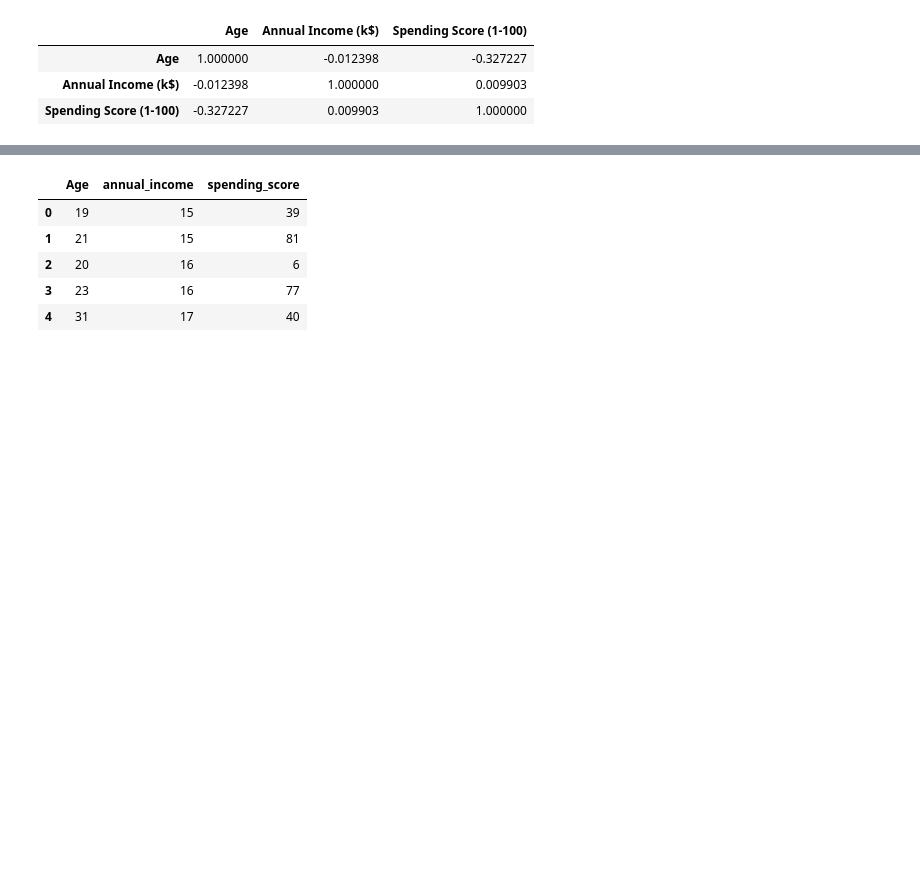
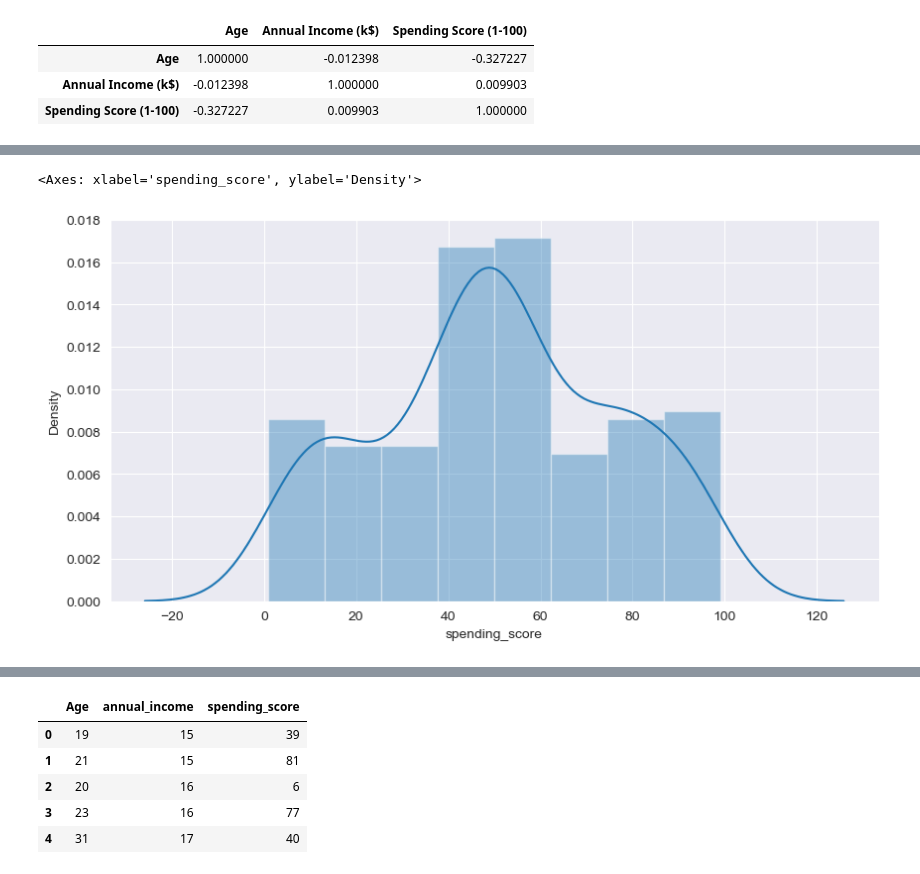
Before and after one commit to Flwstrm40/ML-Project-Gaming, a Jupyter notebook: TubesMLVerLite.ipynb, the cells around one changed output, grey strips where cells are left out. Drawn from its saved outputs; the diff is of its cells as text; code cells hidden in the pictures; blank space fills up the shorter version.

```diff
--- a/TubesMLVerLite.ipynb
+++ b/TubesMLVerLite.ipynb
@@ -126,3 +163,8 @@ df.corr()
+# %%
+sns.distplot(df['spending_score'])
+# %% [output]
+<Axes: xlabel='spending_score', ylabel='Density'>
+[figure, added]
 # %%
 # Plot the correlation matrix
 sns.heatmap(df.corr(), annot=True)
```
Also changed, not shown: parts of 11 cells of this notebook.
